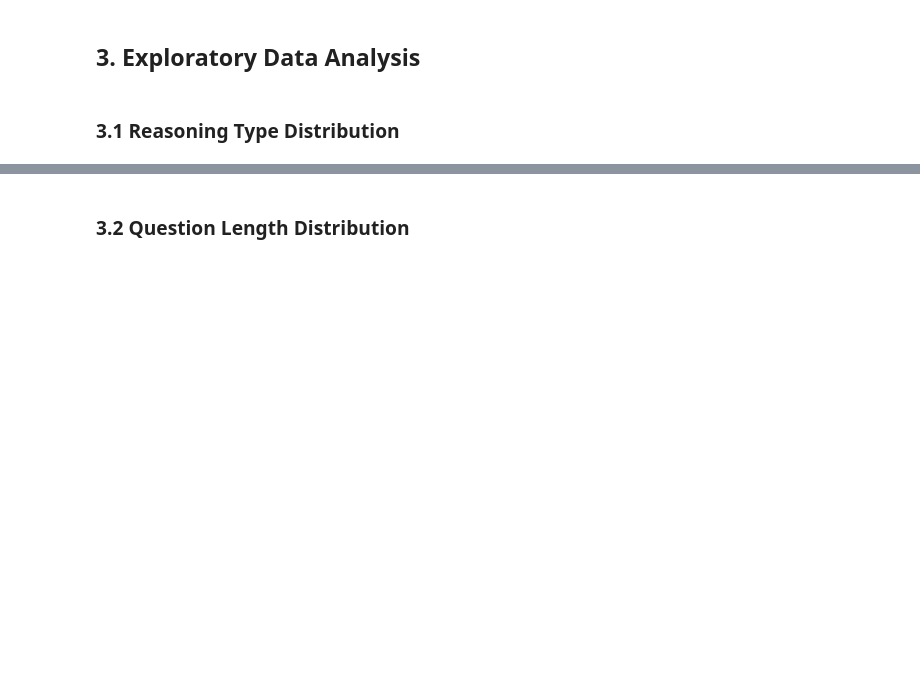
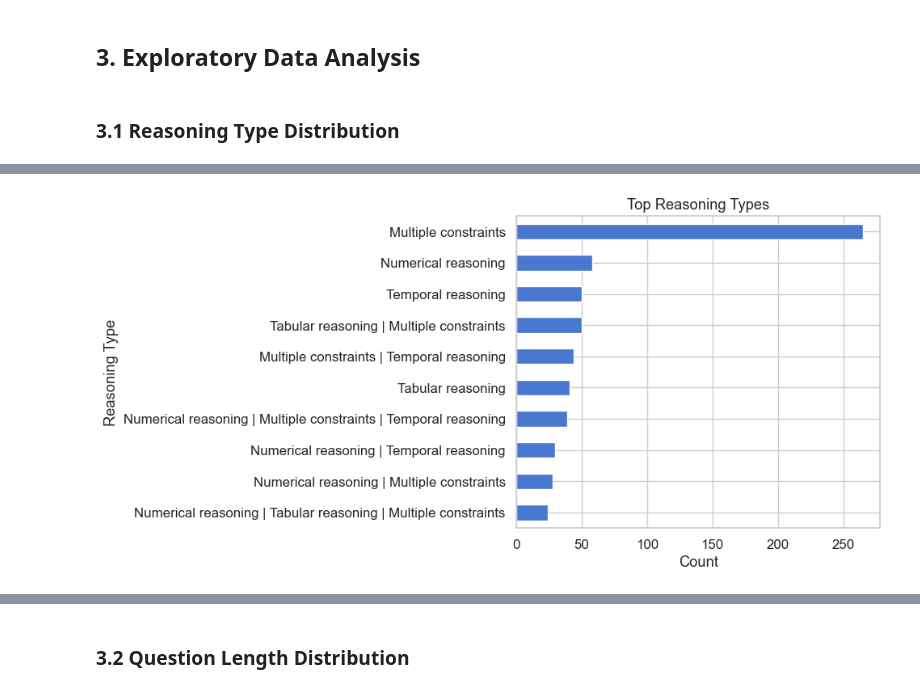
Before and after one commit to leaxinghui/INFO371a, a Jupyter notebook: frames_eda.ipynb, the cells around one changed output, grey strips where cells are left out. Cells and saved outputs as stored; diff of their text form; code cells hidden in the pictures; blank space fills up the shorter version.

```diff
--- a/frames_eda.ipynb
+++ b/frames_eda.ipynb
@@ -46,0 +21,3 @@ df.head(3)
+# %%
+df = pd.read_csv("hf://datasets/google/frames-benchmark/test.tsv", sep="\t")
+df.head()
@@ -84,0 +117,14 @@ else:
+# %%
+# Check reasoning types in the dataset
+reasoning_col = df["reasoning_types"]
+
+# Handle case where values are lists vs single labels
+if isinstance(reasoning_col.iloc[0], list):
+    all_types = []
+    for v in reasoning_col:
+        all_types.extend(v)
+else:
+    all_types = reasoning_col.tolist()
+
+print("Reasoning type distribution:")
+print(pd.Series(all_types).value_counts())
@@ -84,0 +149,18 @@ else:
+# %%
+# Get counts
+type_counts = pd.Series(all_types).value_counts()
+
+# Keep only top 10 for readability
+top_counts = type_counts.head(10)
+
+plt.figure(figsize=(10, 5))
+top_counts.sort_values().plot(kind='barh')
+
+plt.title("Top Reasoning Types")
+plt.xlabel("Count")
+plt.ylabel("Reasoning Type")
+
+plt.tight_layout()
+plt.show()
+# %% [output]
+[figure, added]
```
Also changed, not shown: parts of 43 cells of this notebook.
